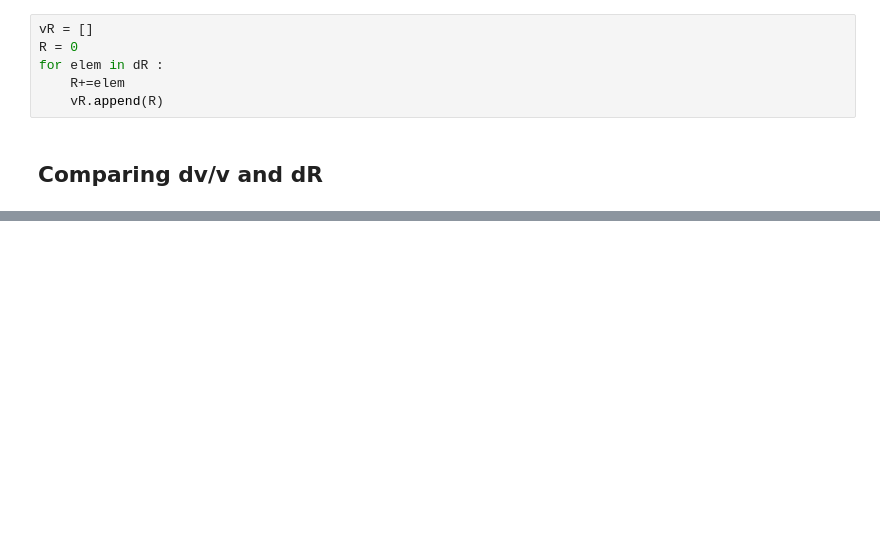
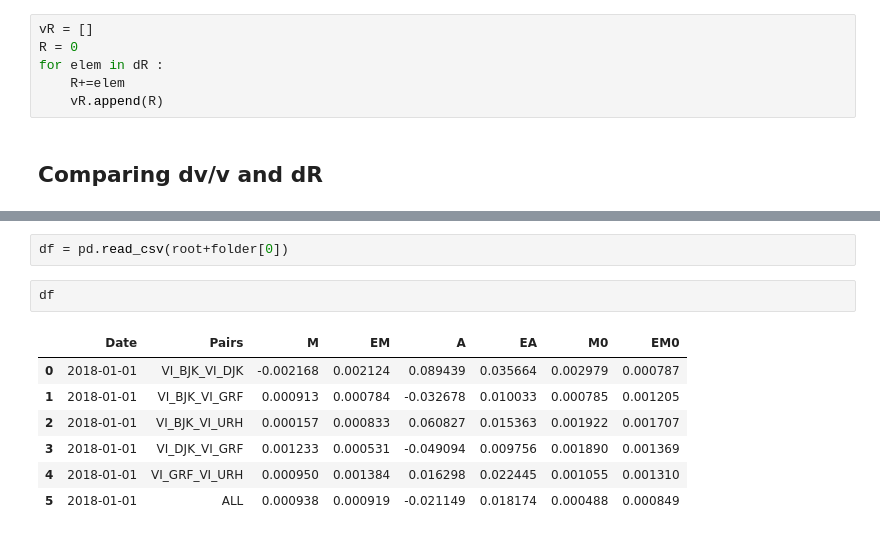
Before and after one commit to jgovoort/sismo-memo, a Jupyter notebook: hydro-balance.ipynb, the cells around one changed output, grey strips where cells are left out. Cells and saved outputs as stored; diff of their text form; blank space fills up the shorter version.

```diff
--- a/hydro-balance.ipynb
+++ b/hydro-balance.ipynb
@@ -241,0 +286,12 @@ for elem in dR :
+# %%
+df = pd.read_csv(root+folder[0])
+# %%
+df
+# %% [output]
+|  | Date | Pairs | M | EM | A | EA | M0 | EM0 |
+| 0 | 2018-01-01 | VI_BJK_VI_DJK | -0.002168 | 0.002124 | 0.089439 | 0.035664 | 0.002979 | 0.000787 |
+| 1 | 2018-01-01 | VI_BJK_VI_GRF | 0.000913 | 0.000784 | -0.032678 | 0.010033 | 0.000785 | 0.001205 |
+| 2 | 2018-01-01 | VI_BJK_VI_URH | 0.000157 | 0.000833 | 0.060827 | 0.015363 | 0.001922 | 0.001707 |
+| 3 | 2018-01-01 | VI_DJK_VI_GRF | 0.001233 | 0.000531 | -0.049094 | 0.009756 | 0.001890 | 0.001369 |
+| 4 | 2018-01-01 | VI_GRF_VI_URH | 0.000950 | 0.001384 | 0.016298 | 0.022445 | 0.001055 | 0.001310 |
+| 5 | 2018-01-01 | ALL | 0.000938 | 0.000919 | -0.021149 | 0.018174 | 0.000488 | 0.000849 |
```
Also changed, not shown: parts of 17 cells of this notebook, 4 other files.
